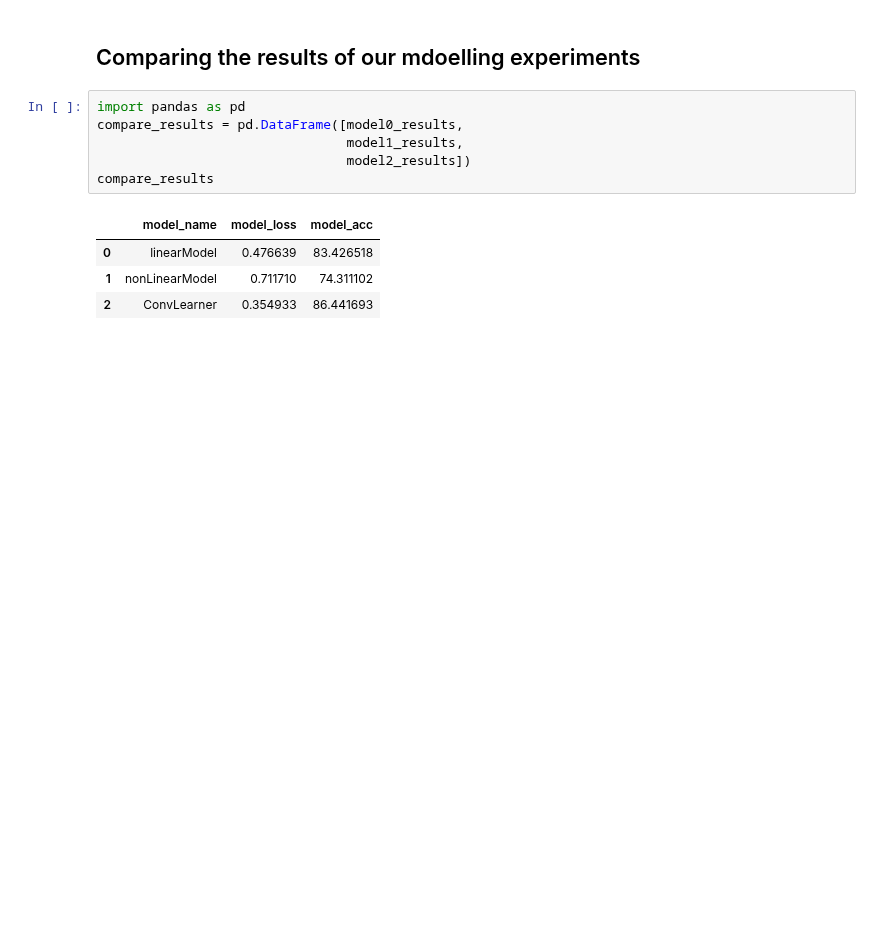
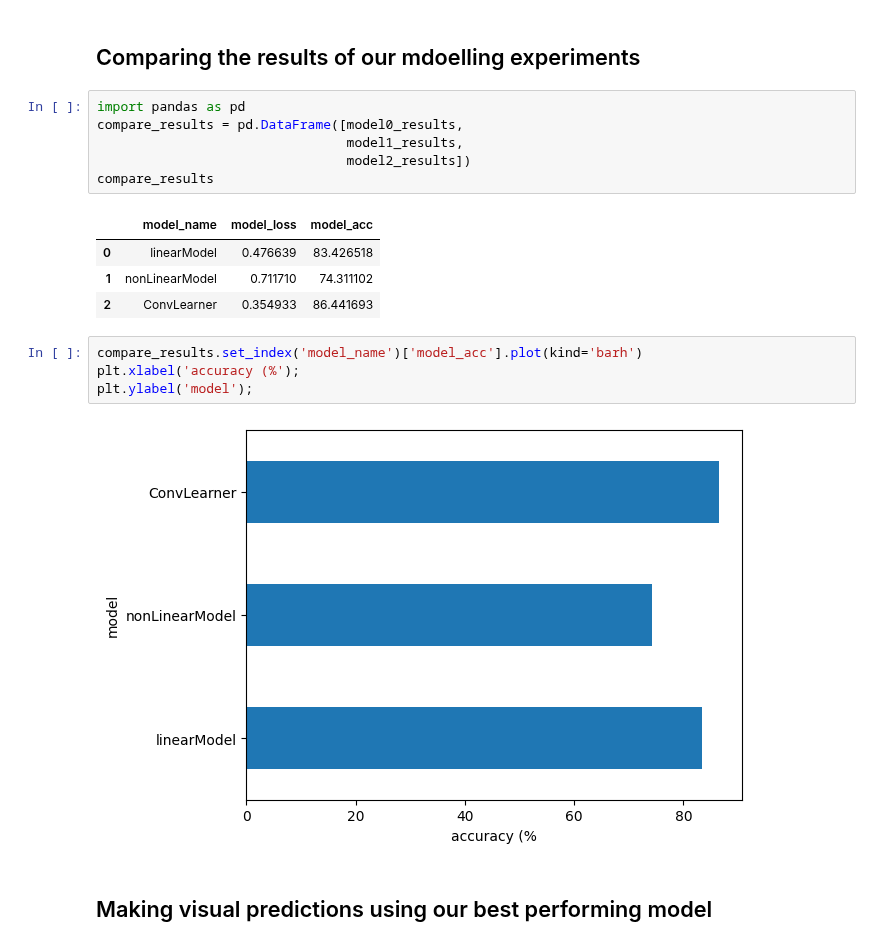
Before and after one commit to tituslhy/symmetrical-octo-spork, a Jupyter notebook: Notebooks/3. ComputerVision.ipynb, the cells around one changed output. Drawn from its saved outputs; the diff is of its cells as text; blank space fills up the shorter version.

Commit message:
Updated comparison plots

```diff
--- a/Notebooks/3. ComputerVision.ipynb
+++ b/Notebooks/3. ComputerVision.ipynb
@@ -643,3 +643,11 @@ compare_results
 | 0 | linearModel | 0.476639 | 83.426518 |
 | 1 | nonLinearModel | 0.711710 | 74.311102 |
 | 2 | ConvLearner | 0.354933 | 86.441693 |
+# %%
+compare_results.set_index('model_name')['model_acc'].plot(kind='barh')
+plt.xlabel('accuracy (%');
+plt.ylabel('model');
+# %% [output]
+[figure, added]
+# %% [markdown]
+## Making visual predictions using our best performing model
```
